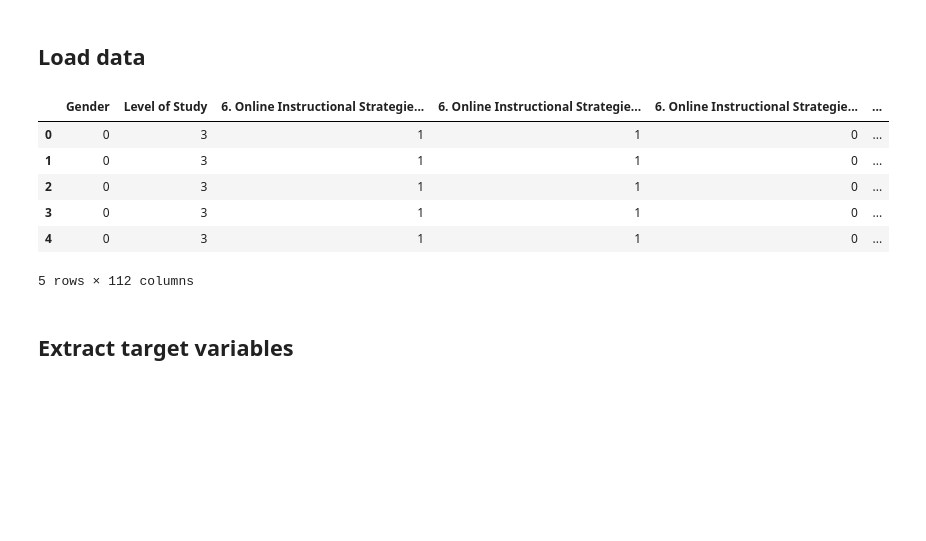
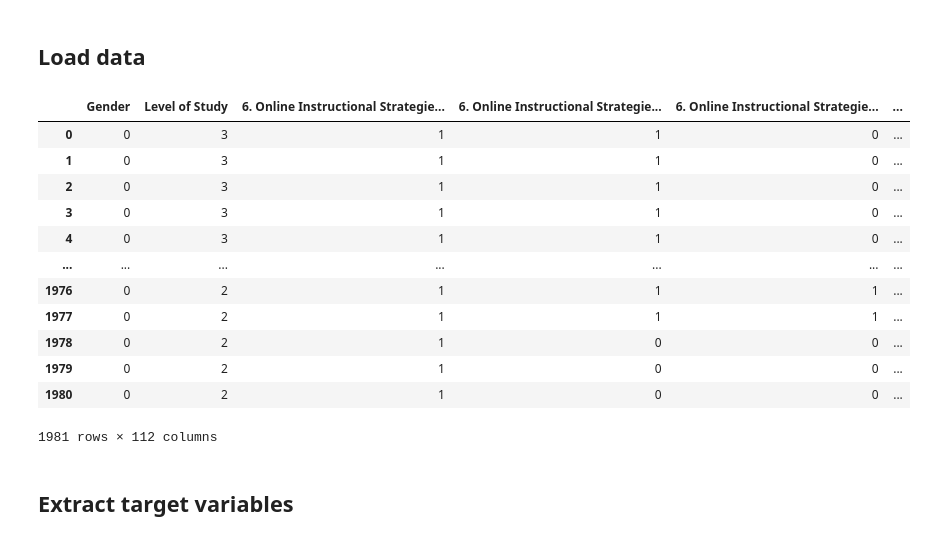
Before and after one commit to JasmineChong/online-assessment-classification, a Jupyter notebook: random_forest.ipynb, the cells around one changed output. Saved outputs shown, nothing was run; the diff lists cells and outputs as text; code cells hidden in the pictures; blank space fills up the shorter version.

```diff
--- a/random_forest.ipynb
+++ b/random_forest.ipynb
@@ -9,16 +9,22 @@ import joblib
 # %%
 # Read the dataset
 df = pd.read_csv('Datasets/latest_responses_encoded.csv')
 
-df.head()
+df
 # %% [output]
 |  | Gender | Level of Study | 6. Online Instructional Strategie... | 6. Online Instructional Strategie... | 6. Online Instructional Strategie... | ... |
 | 0 | 0 | 3 | 1 | 1 | 0 | ... |
 | 1 | 0 | 3 | 1 | 1 | 0 | ... |
 | 2 | 0 | 3 | 1 | 1 | 0 | ... |
 | 3 | 0 | 3 | 1 | 1 | 0 | ... |
 | 4 | 0 | 3 | 1 | 1 | 0 | ... |
+| ... | ... | ... | ... | ... | ... | ... |
+| 1976 | 0 | 2 | 1 | 1 | 1 | ... |
+| 1977 | 0 | 2 | 1 | 1 | 1 | ... |
+| 1978 | 0 | 2 | 1 | 0 | 0 | ... |
+| 1979 | 0 | 2 | 1 | 0 | 0 | ... |
+| 1980 | 0 | 2 | 1 | 0 | 0 | ... |
-5 rows × 112 columns
+1981 rows × 112 columns
 # %% [markdown]
 ## Extract target variables
 # %%
```
Also changed, not shown: parts of 2 cells of this notebook, 5 other files.
